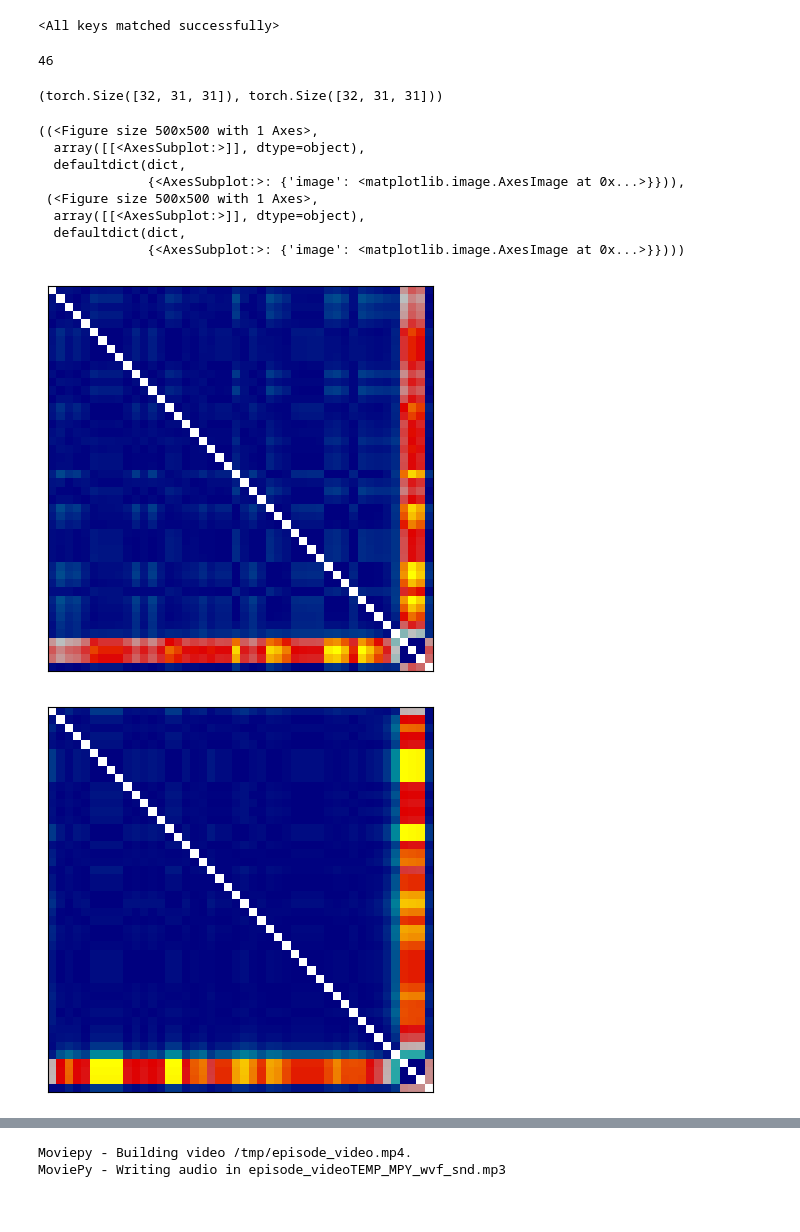
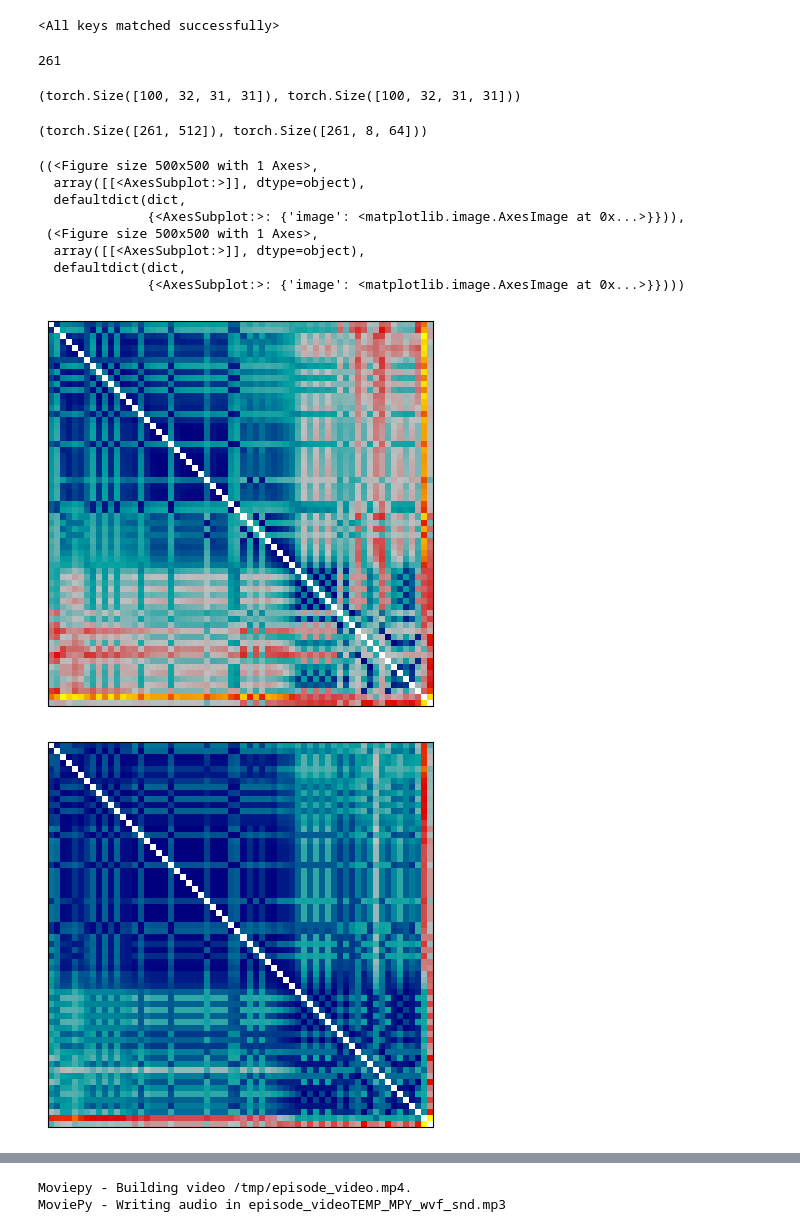
Before and after one commit to arayabrain/multimodal-global-workspace-agent, a Jupyter notebook: ppo/ppo_sample_collect.ipynb, the cells around one changed output, grey strips where cells are left out. Saved outputs shown, nothing was run; the diff lists cells and outputs as text; code cells hidden in the pictures.

```diff
--- a/ppo/ppo_sample_collect.ipynb
+++ b/ppo/ppo_sample_collect.ipynb
@@ -184,12 +191,12 @@ while not done_th.sum():
     done = next_done
 
     # DEBUG: producing shorter sequence for downstream tests
-    if len(obs_list) >= 100:
-        break
+    # if len(obs_list) >= 100:
+    #     break
 
 len(obs_list) # Episode length
 # %% [output]
-46
+261
 # %%
 # Feed a given trajectory to each agent type, and collect the intermediate features of the network at each step
 ppo_gru_analysis_feats__raw = {}
@@ -261,6 +268,7 @@ ppo_gru_analysis_feats["state_encoder"][0].shape, ppo_pgwt_analysis_feats["state
 
 ppo_gru_analysis_feats["visual_encoder.cnn.0"][0].shape, ppo_pgwt_analysis_feats["visual_encoder.cnn.0"][0].shape
 ppo_gru_analysis_feats["visual_encoder.cnn.1"][0].shape, ppo_pgwt_analysis_feats["visual_encoder.cnn.1"][0].shape
+ppo_gru_analysis_feats["visual_encoder.cnn.1"][-100:].shape, ppo_pgwt_analysis_feats["visual_encoder.cnn.1"][-100:].shape
 # list(ppo_gru_analysis_feats__raw.keys())
 
 # len(ppo_gru_analysis_feats__raw["state_encoder"]), len(ppo_gru_analysis_feats__raw["state_encoder"][0])
@@ -270,38 +278,42 @@ ppo_gru_analysis_feats["visual_encoder.cnn.1"][0].shape, ppo_pgwt_analysis_feats
 # ppo_gru_analysis_feats["visual_encoder.cnn.0"].shape
 # th.cat(ppo_gru_analysis_feats["visual_encoder.cnn.0"], dim=0).shape # [T, ...]
 # %% [output]
-(torch.Size([32, 31, 31]), torch.Size([32, 31, 31]))
+(torch.Size([100, 32, 31, 31]), torch.Size([100, 32, 31, 31]))
+# %%
+ppo_pgwt_analysis_feats["state_encoder"][0].shape, ppo_pgwt_analysis_feats["state_encoder"][1].shape
+# %% [output]
+(torch.Size([261, 512]), torch.Size([261, 8, 64]))
 # %%
 # Basic RSA Toolbox usage
 import rsatoolbox
 
 # ppo_gru_data = rsatoolbox.data.Dataset(ppo_gru_analysis_feats["visual_encoder.cnn.0"].flatten(start_dim=1).cpu().numpy())
 # ppo_pgwt_data = rsatoolbox.data.Dataset(ppo_pgwt_analysis_feats["visual_encoder.cnn.0"].flatten(start_dim=1).cpu().numpy())
 
 # ppo_gru_data = rsatoolbox.data.Dataset(ppo_gru_analysis_feats["visual_encoder.cnn.7"].flatten(start_dim=1).cpu().numpy())
 # ppo_pgwt_data = rsatoolbox.data.Dataset(ppo_pgwt_analysis_feats["visual_encoder.cnn.7"].flatten(start_dim=1).cpu().numpy())
 
-# ppo_gru_data = rsatoolbox.data.Dataset(ppo_gru_analysis_feats["state_encoder"][0].flatten(start_dim=1).cpu().numpy())
-# ppo_pgwt_data = rsatoolbox.data.Dataset(ppo_pgwt_analysis_feats["state_encoder"][0].flatten(start_dim=1).cpu().numpy())
+ppo_gru_data = rsatoolbox.data.Dataset(ppo_gru_analysis_feats["state_encoder"][0][-64:].flatten(start_dim=1).cpu().numpy())
+ppo_pgwt_data = rsatoolbox.data.Dataset(ppo_pgwt_analysis_feats["state_encoder"][0][-64:].flatten(start_dim=1).cpu().numpy())
 
 # ppo_gru_data = rsatoolbox.data.Dataset(ppo_gru_analysis_feats["critic.fc"].flatten(start_dim=1).cpu().numpy())
 # ppo_pgwt_data = rsatoolbox.data.Dataset(ppo_pgwt_analysis_feats["critic.fc"].flatten(start_dim=1).cpu().numpy())
 
-ppo_gru_data = rsatoolbox.data.Dataset(ppo_gru_analysis_feats["action_distribution.linear"].flatten(start_dim=1).cpu().numpy())
-ppo_pgwt_data = rsatoolbox.data.Dataset(ppo_pgwt_analysis_feats["action_distribution.linear"].flatten(start_dim=1).cpu().numpy())
+# ppo_gru_data = rsatoolbox.data.Dataset(ppo_gru_analysis_feats["action_distribution.linear"][-64:].flatten(start_dim=1).cpu().numpy())
+# ppo_pgwt_data = rsatoolbox.data.Dataset(ppo_pgwt_analysis_feats["action_distribution.linear"][-64:].flatten(start_dim=1).cpu().numpy())
 
 ppo_gru_rdms = rsatoolbox.rdm.calc_rdm(ppo_gru_data)
 ppo_pgwt_rdms = rsatoolbox.rdm.calc_rdm(ppo_pgwt_data)
 
 rsatoolbox.vis.show_rdm(ppo_gru_rdms, figsize=(5,5)), rsatoolbox.vis.show_rdm(ppo_pgwt_rdms, figsize=(5,5))
 # %% [output]
 ((<Figure size 500x500 with 1 Axes>,
   array([[<AxesSubplot:>]], dtype=object),
   defaultdict(dict,
               {<AxesSubplot:>: {'image': <matplotlib.image.AxesImage at 0x...>}})),
  (<Figure size 500x500 with 1 Axes>,
   array([[<AxesSubplot:>]], dtype=object),
   defaultdict(dict,
               {<AxesSubplot:>: {'image': <matplotlib.image.AxesImage at 0x...>}})))
-[figure, old version]
+[figure, new version]
-[figure, old version]
+[figure, new version]
```
Also changed, not shown: parts of 6 cells of this notebook.
